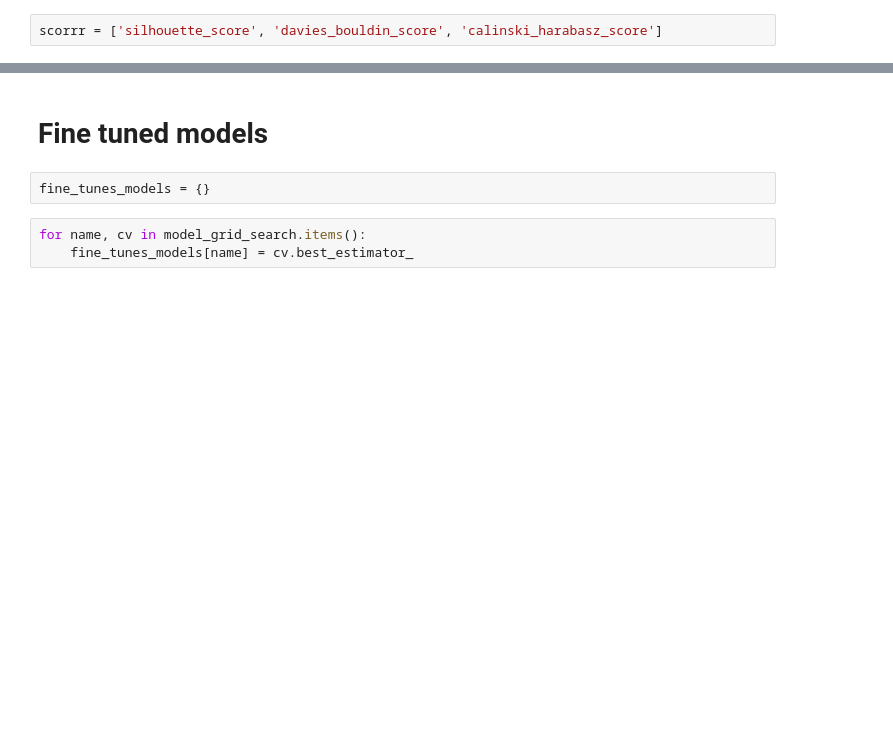
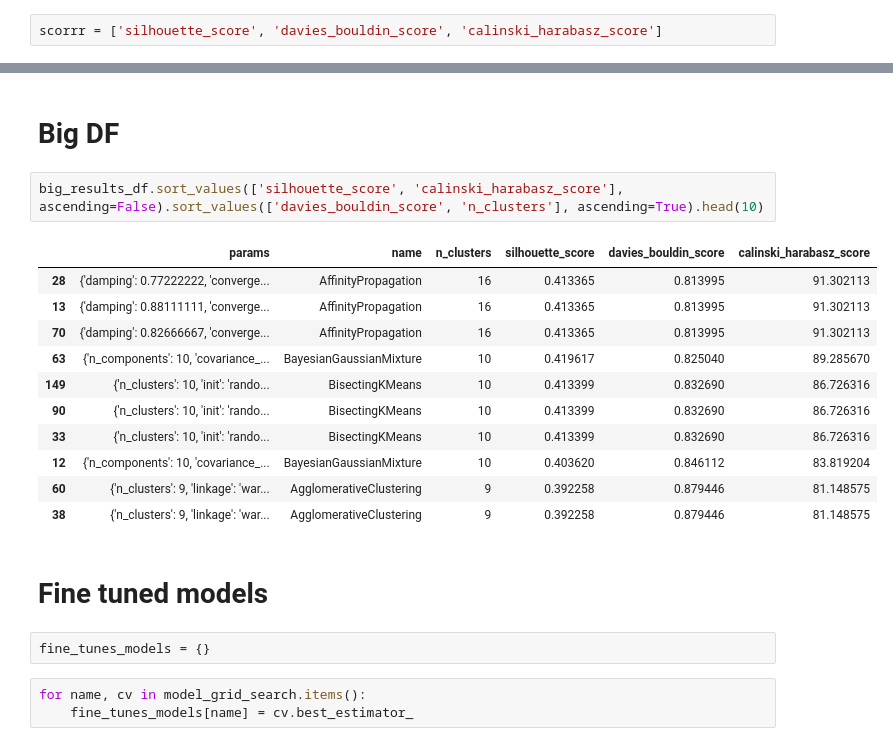
Before and after one commit to tikendraw/customer-segmentation-and-analysis, a Jupyter notebook: Customer Segmentation and Analysis.ipynb, the cells around one changed output, grey strips where cells are left out. Cells and saved outputs as stored; diff of their text form; blank space fills up the shorter version.

```diff
--- a/Customer Segmentation and Analysis.ipynb
+++ b/Customer Segmentation and Analysis.ipynb
@@ -680,3 +729,19 @@ Lower Davies-Bouldin index relates to a model with better separation between the
+# %% [markdown]
+# Big DF
+# %%
+big_results_df.sort_values(['silhouette_score', 'calinski_harabasz_score'], ascending=False).sort_values(['davies_bouldin_score', 'n_clusters'], ascending=True).head(10)
+# %% [output]
+|  | params | name | n_clusters | silhouette_score | davies_bouldin_score | calinski_harabasz_score |
+| 28 | {'damping': 0.77222222, 'converge... | AffinityPropagation | 16 | 0.413365 | 0.813995 | 91.302113 |
+| 13 | {'damping': 0.88111111, 'converge... | AffinityPropagation | 16 | 0.413365 | 0.813995 | 91.302113 |
+| 70 | {'damping': 0.82666667, 'converge... | AffinityPropagation | 16 | 0.413365 | 0.813995 | 91.302113 |
+| 63 | {'n_components': 10, 'covariance_... | BayesianGaussianMixture | 10 | 0.419617 | 0.825040 | 89.285670 |
+| 149 | {'n_clusters': 10, 'init': 'rando... | BisectingKMeans | 10 | 0.413399 | 0.832690 | 86.726316 |
+| 90 | {'n_clusters': 10, 'init': 'rando... | BisectingKMeans | 10 | 0.413399 | 0.832690 | 86.726316 |
+| 33 | {'n_clusters': 10, 'init': 'rando... | BisectingKMeans | 10 | 0.413399 | 0.832690 | 86.726316 |
+| 12 | {'n_components': 10, 'covariance_... | BayesianGaussianMixture | 10 | 0.403620 | 0.846112 | 83.819204 |
+| 60 | {'n_clusters': 9, 'linkage': 'war... | AgglomerativeClustering | 9 | 0.392258 | 0.879446 | 81.148575 |
+| 38 | {'n_clusters': 9, 'linkage': 'war... | AgglomerativeClustering | 9 | 0.392258 | 0.879446 | 81.148575 |
 # %% [markdown]
 # Fine tuned models
 # %%
```
Also changed, not shown: parts of 24 cells of this notebook.
